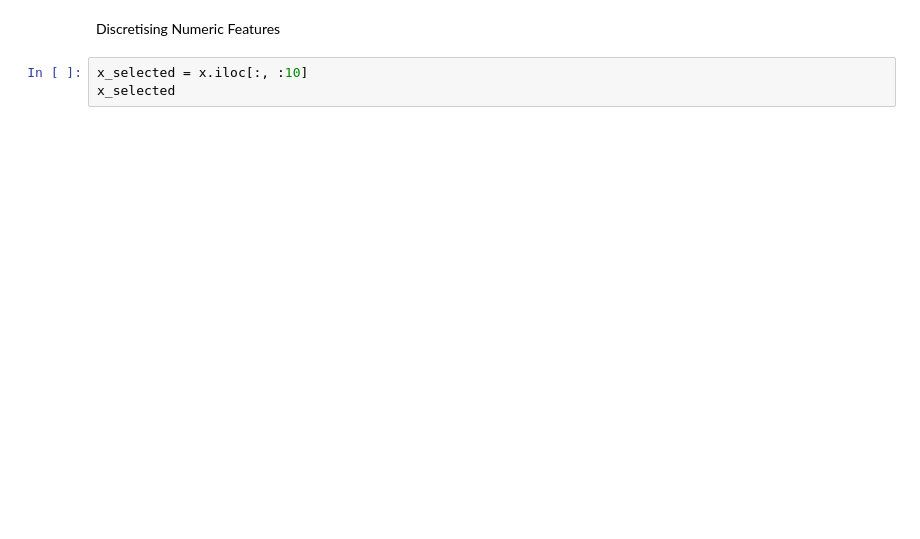
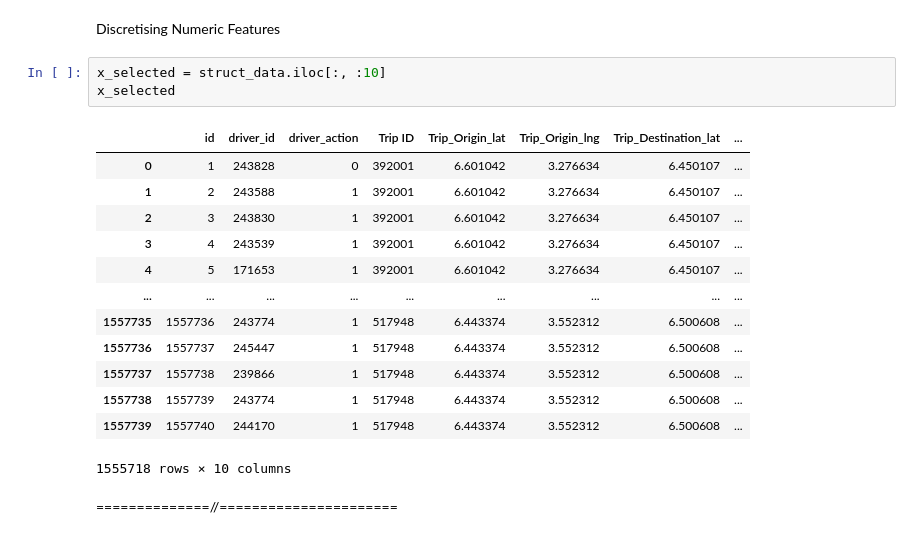
Before and after one commit to BirhanuGebisa/Delivery_drivers_Causal_Inference, a Jupyter notebook: notebooks/causalgraph.ipynb, the cells around one changed output. Cells and saved outputs as stored; diff of their text form; blank space fills up the shorter version.

```diff
--- a/notebooks/causalgraph.ipynb
+++ b/notebooks/causalgraph.ipynb
@@ -318,5 +344,21 @@ jaccard_similarity(sm.edges, sm5.edges)
 # %% [markdown]
 Discretising Numeric Features
 # %%
-x_selected = x.iloc[:, :10]
+x_selected = struct_data.iloc[:, :10]
 x_selected
+# %% [output]
+|  | id | driver_id | driver_action | Trip ID | Trip_Origin_lat | Trip_Origin_lng | Trip_Destination_lat | ... |
+| 0 | 1 | 243828 | 0 | 392001 | 6.601042 | 3.276634 | 6.450107 | ... |
+| 1 | 2 | 243588 | 1 | 392001 | 6.601042 | 3.276634 | 6.450107 | ... |
+| 2 | 3 | 243830 | 1 | 392001 | 6.601042 | 3.276634 | 6.450107 | ... |
+| 3 | 4 | 243539 | 1 | 392001 | 6.601042 | 3.276634 | 6.450107 | ... |
+| 4 | 5 | 171653 | 1 | 392001 | 6.601042 | 3.276634 | 6.450107 | ... |
+| ... | ... | ... | ... | ... | ... | ... | ... | ... |
+| 1557735 | 1557736 | 243774 | 1 | 517948 | 6.443374 | 3.552312 | 6.500608 | ... |
+| 1557736 | 1557737 | 245447 | 1 | 517948 | 6.443374 | 3.552312 | 6.500608 | ... |
+| 1557737 | 1557738 | 239866 | 1 | 517948 | 6.443374 | 3.552312 | 6.500608 | ... |
+| 1557738 | 1557739 | 243774 | 1 | 517948 | 6.443374 | 3.552312 | 6.500608 | ... |
+| 1557739 | 1557740 | 244170 | 1 | 517948 | 6.443374 | 3.552312 | 6.500608 | ... |
+1555718 rows × 10 columns
+# %% [markdown]
+==============//======================
```
Also changed, not shown: parts of 11 cells of this notebook.
